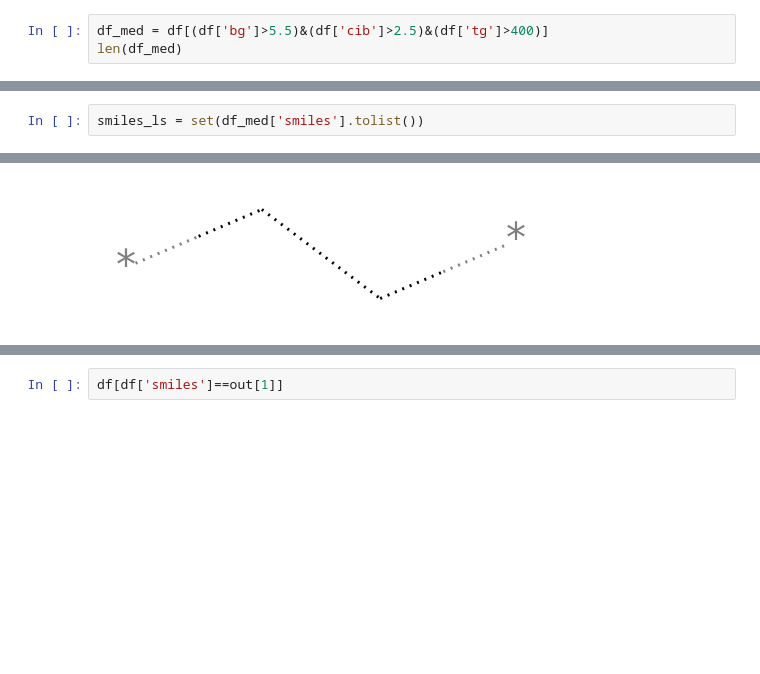
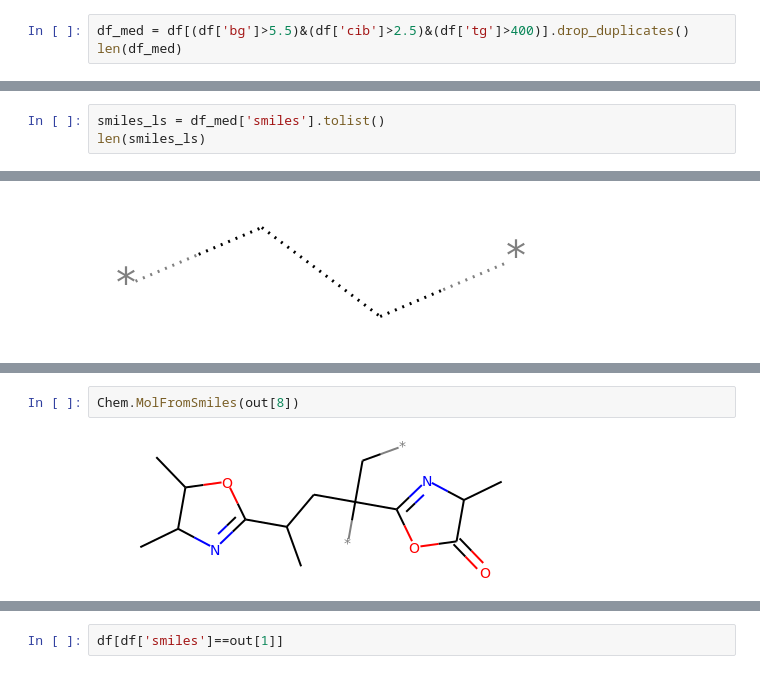
Before and after one commit to rishigurnani/hMOFs-Snurr, a Jupyter notebook: fall20_mse_8803.ipynb, the cells around one changed output, grey strips where cells are left out. Saved outputs shown, nothing was run; the diff lists cells and outputs as text; blank space fills up the shorter version.

```diff
--- a/fall20_mse_8803.ipynb
+++ b/fall20_mse_8803.ipynb
@@ -363,6 +364,6 @@ df.head()
 | 3 | [*]C1NC(C)CN(C(=O)C2CCCCC2C(=O)N2... | 446.112044 | 5.642420 | 2.740090 |
 | 4 | [*]C([*])OC(=O)C1(C)CC2CC1C1C(CCC... | 463.547114 | 4.624584 | 2.283929 |
 # %%
-df_med = df[(df['bg']>5.5)&(df['cib']>2.5)&(df['tg']>400)]
+df_med = df[(df['bg']>5.5)&(df['cib']>2.5)&(df['tg']>400)].drop_duplicates()
 len(df_med)
 # %% [output]
@@ -370,3 +371,4 @@ len(df_med)
 # %%
-smiles_ls = set(df_med['smiles'].tolist())
+smiles_ls = df_med['smiles'].tolist()
+len(smiles_ls)
 # %% [output]
@@ -406,0 +434,4 @@ Chem.MolFromSmiles(out[1])
+# %%
+Chem.MolFromSmiles(out[8])
+# %% [output]
+[figure, added]
```
Also changed, not shown: parts of 22 cells of this notebook, 4 other files.
